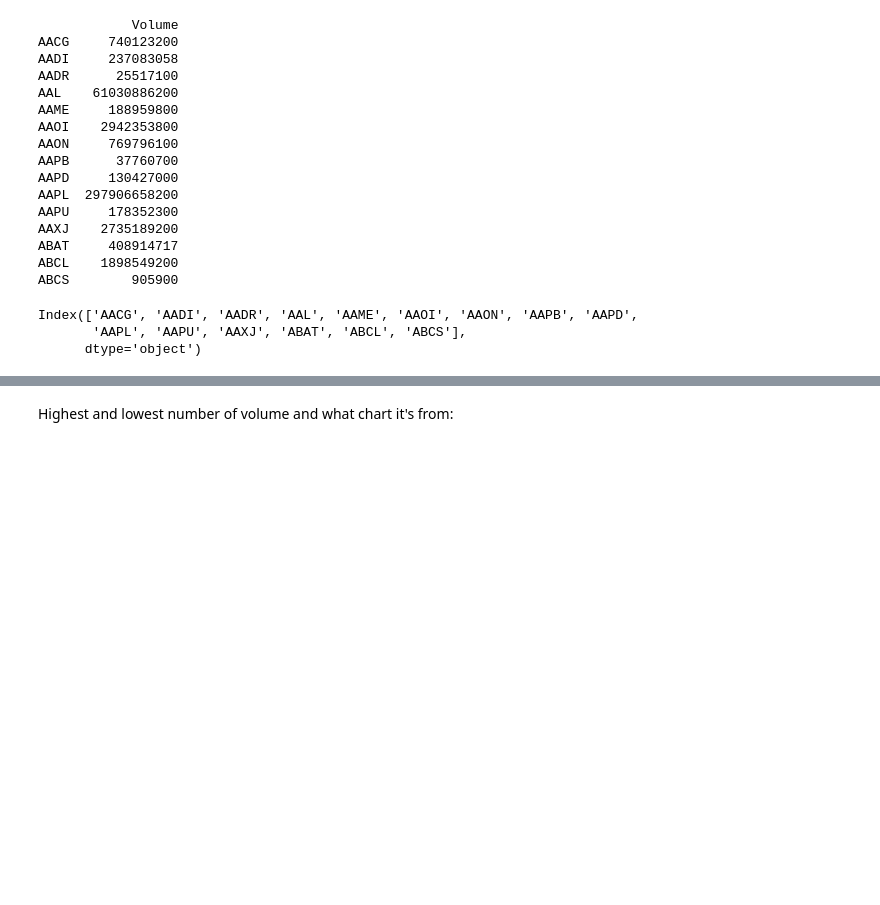
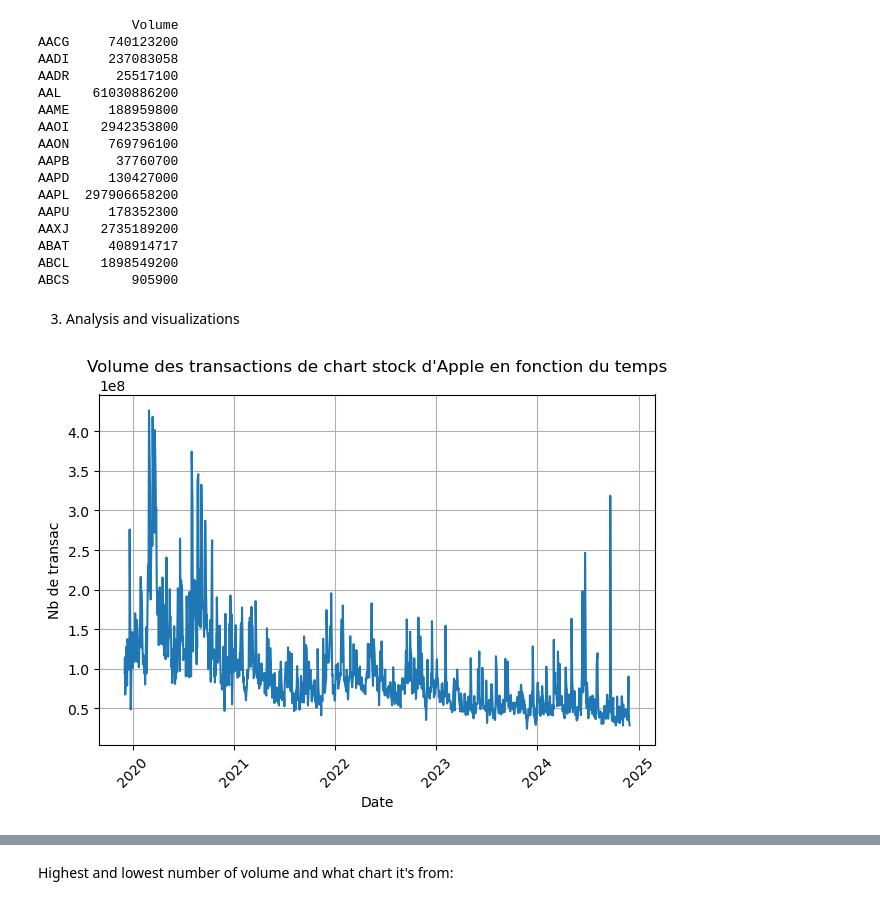
Before and after one commit to AugustinSamier/BigDataFrameworks, a Jupyter notebook: Project.ipynb, the cells around one changed output, grey strips where cells are left out. Drawn from its saved outputs; the diff is of its cells as text; code cells hidden in the pictures; blank space fills up the shorter version.

```diff
--- a/Project.ipynb
+++ b/Project.ipynb
@@ -145,9 +139,17 @@ AAXJ    2735189200
 ABAT     408914717
 ABCL    1898549200
 ABCS        905900
-# %%
-print(volDF.index)
-# %% [output]
-Index(['AACG', 'AADI', 'AADR', 'AAL', 'AAME', 'AAOI', 'AAON', 'AAPB', 'AAPD',
-       'AAPL', 'AAPU', 'AAXJ', 'ABAT', 'ABCL', 'ABCS'],
-      dtype='object')
+# %% [markdown]
+3. Analysis and visualizations
+# %%
+plt.figure()
+sns.lineplot(data=nas_aapl, x="date", y="volume", marker="")
+plt.title("Volume des transactions de chart stock d'Apple en fonction du temps")
+plt.xlabel("Date")
+plt.ylabel("Nb de transac")
+plt.grid(True)
+plt.xticks(rotation=45)
+plt.tight_layout()
+plt.show()
+# %% [output]
+[figure, added]
```
Also changed, not shown: parts of 8 cells of this notebook.
